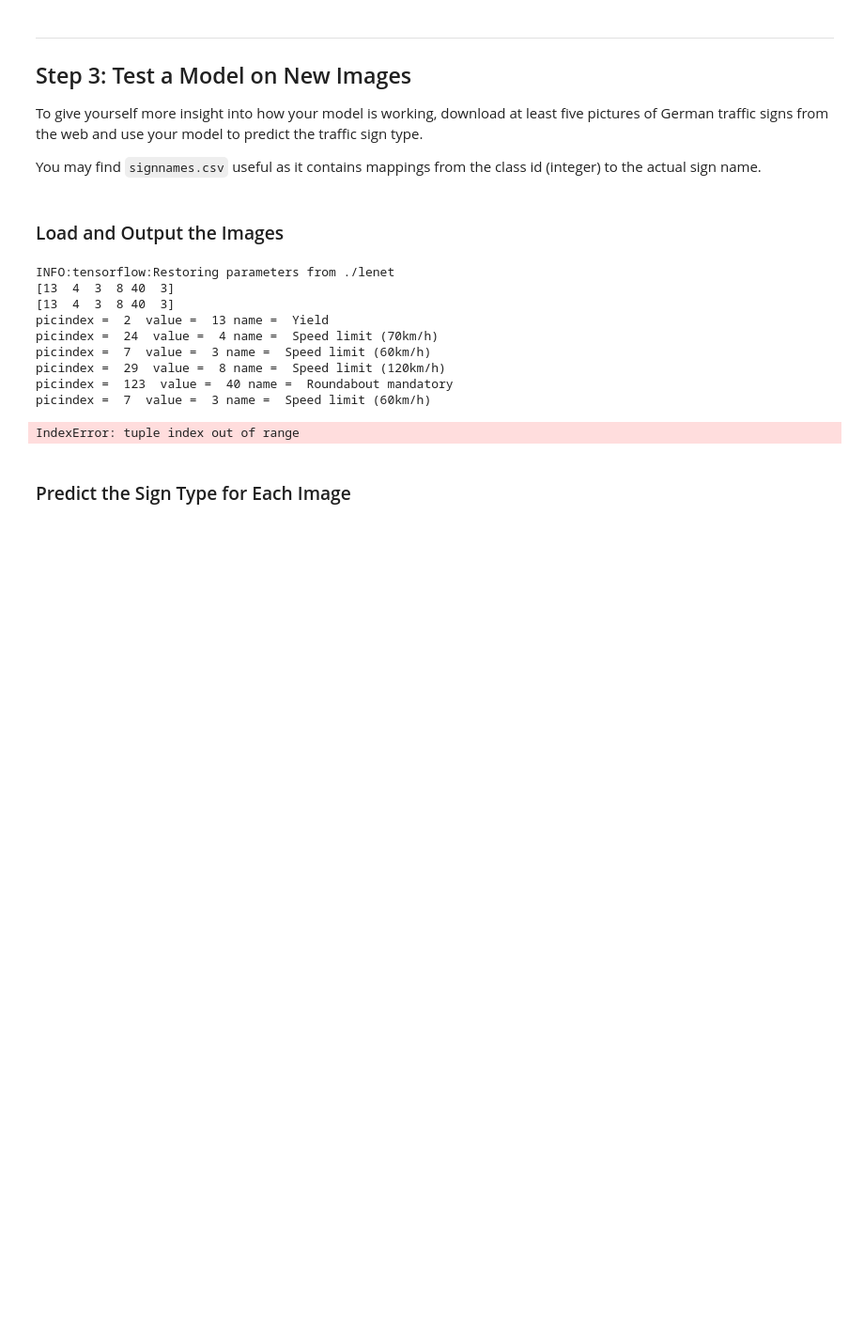
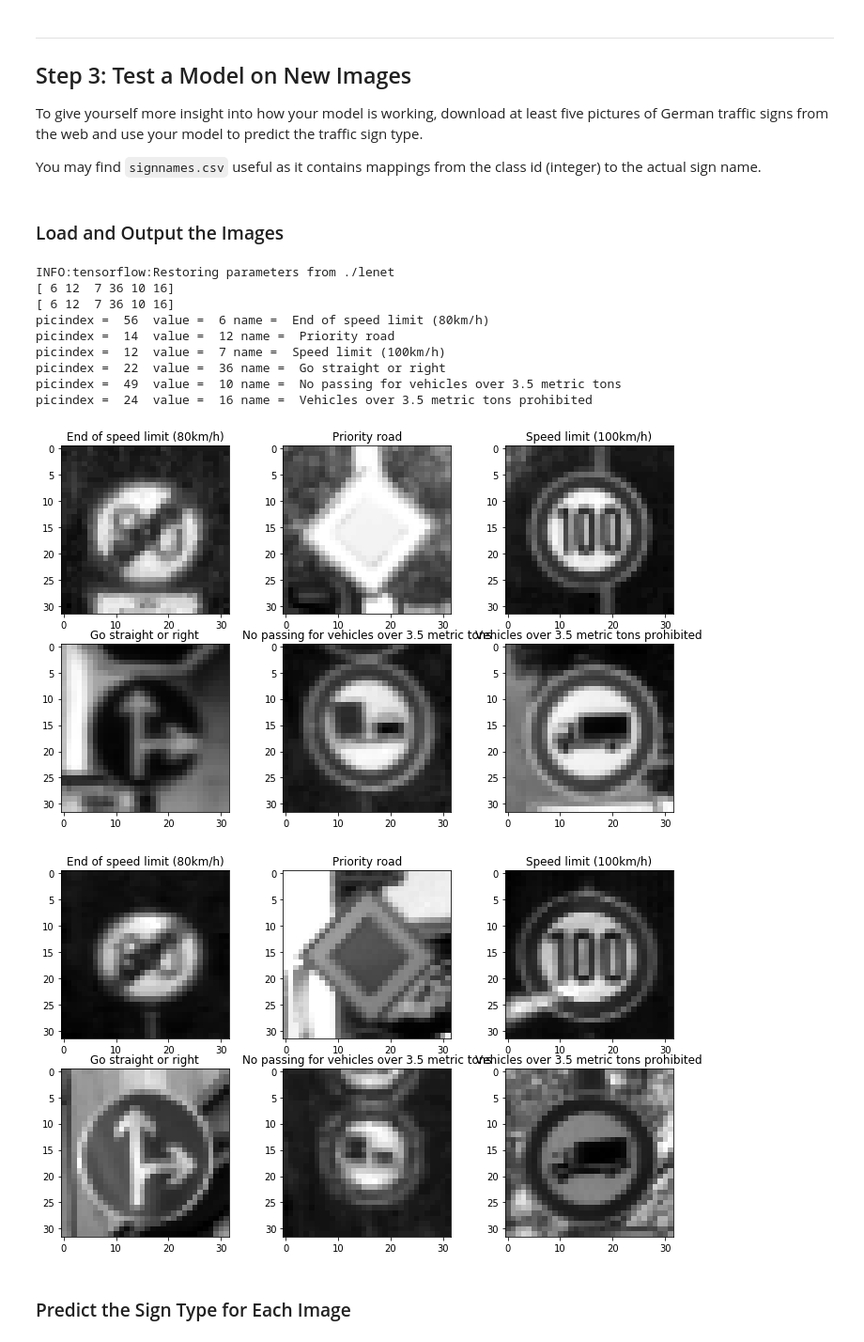
Before and after one commit to vmjfk/CarND-Traffic-Sign-Classifier-Project, a Jupyter notebook: Traffic_Sign_Classifier.ipynb, the cells around one changed output. Shown: that part at 94% size. Drawn from its saved outputs; the diff is of its cells as text; code cells hidden in the pictures; blank space fills up the shorter version.

```diff
--- a/Traffic_Sign_Classifier.ipynb
+++ b/Traffic_Sign_Classifier.ipynb
@@ -73,7 +73,7 @@ n_test = X_test_pre.shape[0]
 image_shape = X_train_pre[0].shape
 
 # TODO: How many unique classes/labels there are in the dataset.
-n_classes = len(np.unique(y_train))
+n_classes = len(np.unique(y_train_pre))
 
 print("Number of training examples =", n_train)
 print("Number of testing examples =", n_test)
@@ -360,8 +407,8 @@ sets imply underfitting. A high accuracy on the training set but low accuracy on
 ### Feel free to use as many code cells as needed.
 import datetime
 
-EPOCHS = 15
-BATCH_SIZE = 125
+EPOCHS = 20
+BATCH_SIZE = 25
 x = tf.placeholder(tf.float32, (None, X_train.shape[1], X_train.shape[2], X_train.shape[3]))
 y = tf.placeholder(tf.int32, (None))
 keep_prob = tf.placeholder(tf.float32) # probability to keep units
@@ -384,6 +431,7 @@ saver = tf.train.Saver()
 def evaluate(X_data, y_data):
     num_examples = len(X_data)
     total_accuracy = 0
+
     sess = tf.get_default_session()
     for offset in range(0, num_examples, BATCH_SIZE):
         batch_x, batch_y = X_data[offset:offset+BATCH_SIZE], y_data[offset:offset+BATCH_SIZE]
@@ -399,24 +447,29 @@ with tf.Session() as sess:
 
     print("Training...")
     print()
+    last_accuracy = 0
     for i in range(EPOCHS):
         X_train, y_train = shuffle(X_train, y_train)
-        '''
-        images = X_train[0:6]
 
-        if(bwcolor == 1):
-            images = np.reshape(images,[images.shape[0],images.shape[1],images.shape[2]])
-
-        printimages(images, y_train[0:6])
-        '''
         for offset in range(0, num_examples, BATCH_SIZE):
             end = offset + BATCH_SIZE
             batch_x, batch_y = X_train[offset:end], y_train[offset:end]
             sess.run(training_operation, feed_dict={x: batch_x, y: batch_y, keep_prob: KEEP_PROB})
         validation_accuracy = evaluate(X_valid, y_valid)
         print("Validation Accuracy = {:.3f}".format(validation_accuracy))
+        if last_accuracy <= validation_accuracy:
+            #save the model
+            print("saving Model")
+            saver.save(sess, './lenet')
+            print("Model saved")
+            last_accuracy = validation_accuracy
+        else:
+            #load the model
+            print("Accuracy ", validation_accuracy, " is less than last accuracy ", last_accuracy)
+            saver.restore(sess, './lenet')
+
         print("EPOCH {} ...".format(i+1))
-
+        print( datetime.datetime.now())
         print()
 
     validation_accuracy = evaluate(X_train, y_train)
@@ -465,41 +518,42 @@ You may find `signnames.csv` useful as it contains mappings from the class id (i
 # %%
 ### Load the images and plot them here.
 ### Feel free to use as many code cells as needed.
 
 with tf.Session() as sess:
 
     saver.restore(sess, './lenet')
-    X_stest,y_stest = shuffle(X_valid,y_valid)
+    X_stest,y_stest = shuffle(X_test,y_test)
     X_dict = X_stest[0:6]
     y_dict = y_stest[0:6]
 
     pred_array = sess.run(logits, feed_dict={x: X_dict})
     prediction = sess.run(tf.argmax(pred_array,1))
 
 
     print(prediction)
     print(y_dict)
-    correct_images = np.empty(shape=X_dict.shape)
+    guessed = np.empty(shape=X_dict.shape)
     images = X_dict
     images = np.reshape(images,[images.shape[0],images.shape[1],images.shape[2]])
-    for i in range(len(y_dict)):
-        picindex = np.where(y_train == y_dict[i])
+    for i in range(len(prediction)):
+        picindex = np.where(y_train == prediction[i])
         print("picindex = ", picindex[0][0], " value = ", y_train[picindex[0][0]], "name = ", signnames[str(y_train[picindex[0][0]])])
-        correct_images[i] = X_train[picindex[0][0]]
-    correct_images = np.reshape(correct_images,[correct_images.shape[0],correct_images.shape[1],correct_images.shape[2]])
-    printimages(images,prediction)
-    printimages(correct_images,y_dict)
+        guessed[i] = X_train[picindex[0][0]]
+
+    printimages(guessed,prediction)
+    printimages(X_dict,y_dict)
 # %% [output]
 INFO:tensorflow:Restoring parameters from ./lenet
-[13  4  3  8 40  3]
-[13  4  3  8 40  3]
-picindex =  2  value =  13 name =  Yield
-picindex =  24  value =  4 name =  Speed limit (70km/h)
-picindex =  7  value =  3 name =  Speed limit (60km/h)
-picindex =  29  value =  8 name =  Speed limit (120km/h)
-picindex =  123  value =  40 name =  Roundabout mandatory
-picindex =  7  value =  3 name =  Speed limit (60km/h)
+[ 6 12  7 36 10 16]
+[ 6 12  7 36 10 16]
+picindex =  56  value =  6 name =  End of speed limit (80km/h)
+picindex =  14  value =  12 name =  Priority road
+picindex =  12  value =  7 name =  Speed limit (100km/h)
+picindex =  22  value =  36 name =  Go straight or right
+picindex =  49  value =  10 name =  No passing for vehicles over 3.5 metric tons
+picindex =  24  value =  16 name =  Vehicles over 3.5 metric tons prohibited
-IndexError: tuple index out of range
+[figure, added]
+[figure, added]
 # %% [markdown]
 ### Predict the Sign Type for Each Image
 # %%
```
Also changed, not shown: parts of 5 cells of this notebook, 3 other files.
